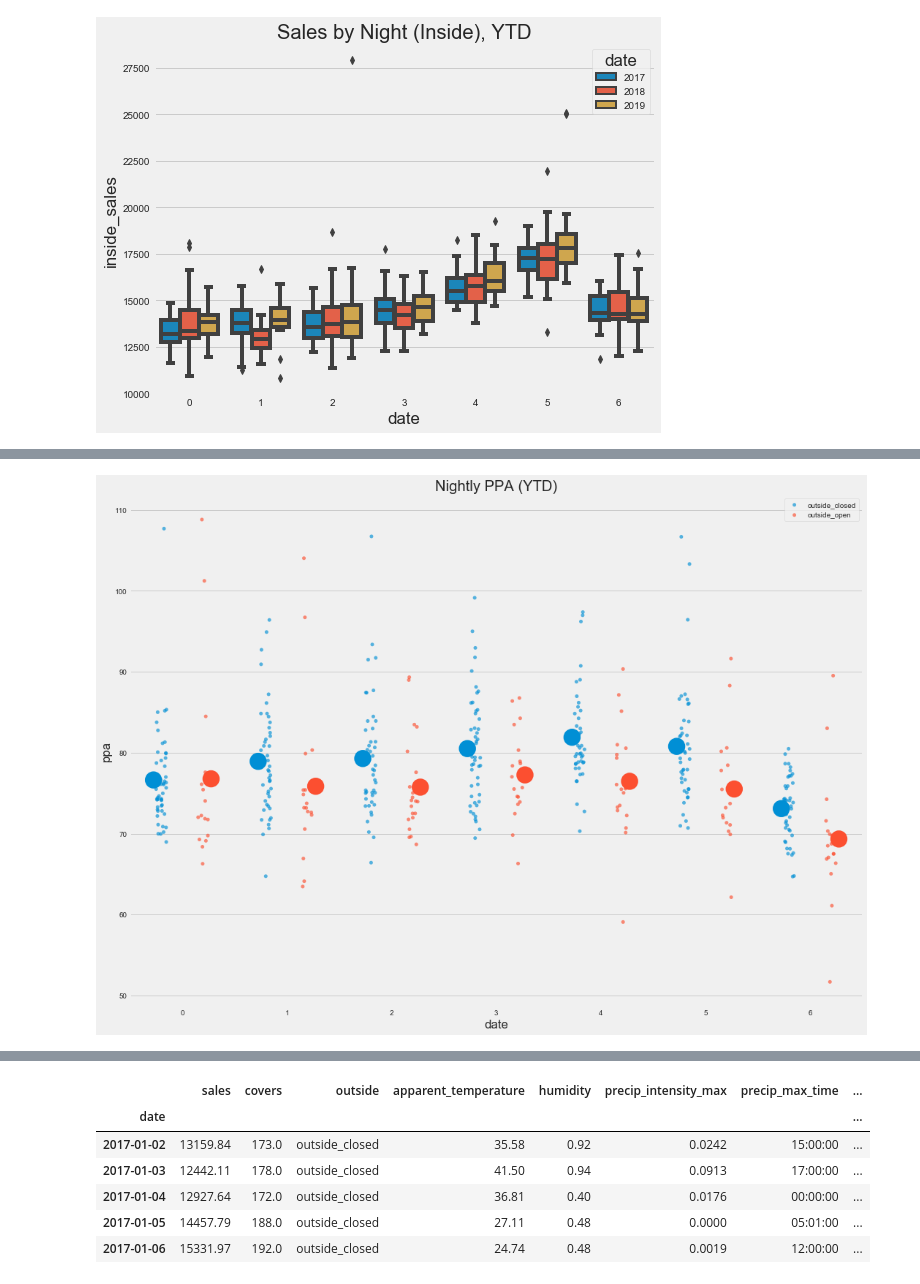
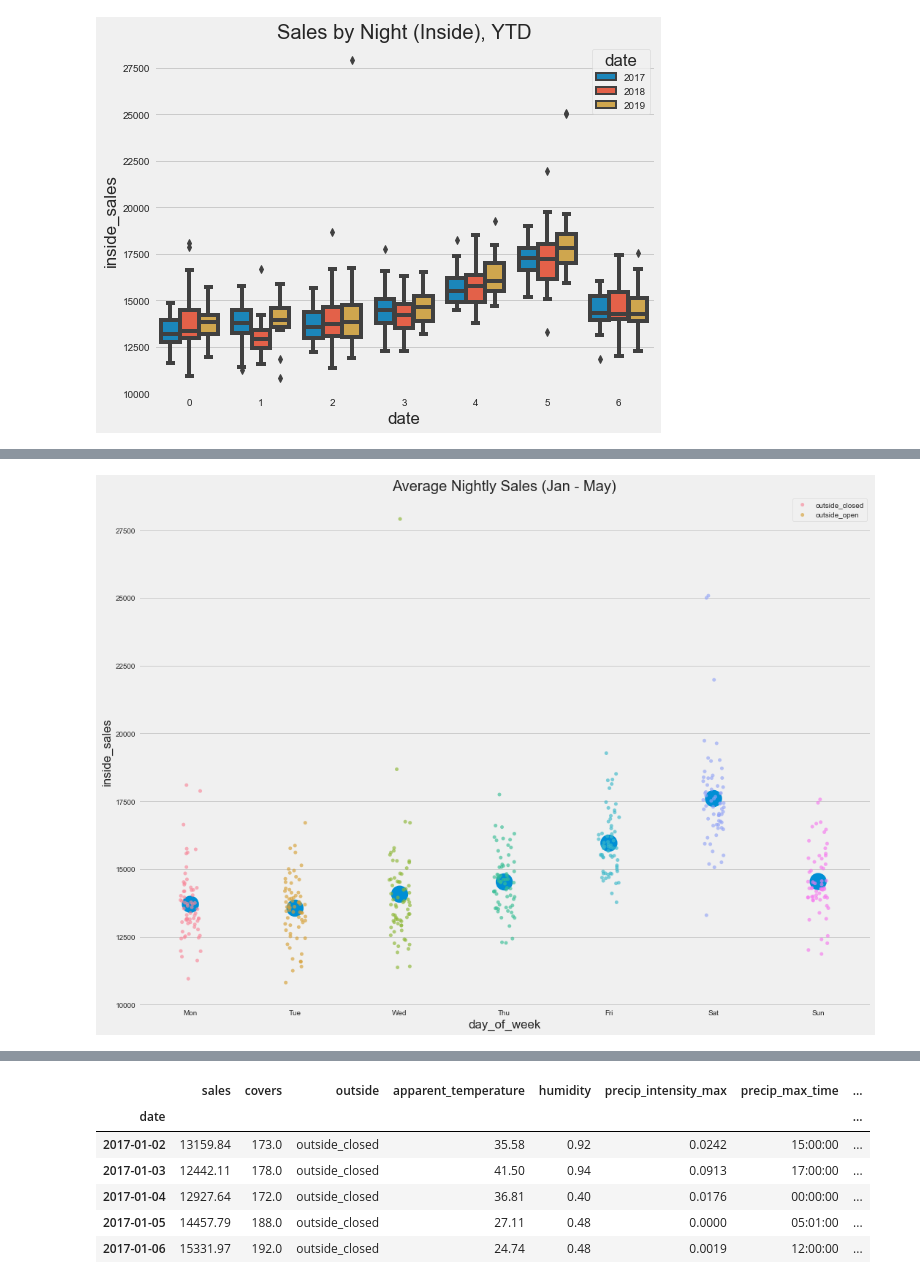
Before and after one commit to maks-p/restaurant_sales_forecasting, a Jupyter notebook: final_eda.ipynb, the cells around one changed output, grey strips where cells are left out. Saved outputs shown, nothing was run; the diff lists cells and outputs as text; code cells hidden in the pictures.

```diff
--- a/final_eda.ipynb
+++ b/final_eda.ipynb
@@ -60,6 +60,7 @@ def clean_up_for_eda(df):
 
     df.loc['2019-05-25', 'inside_covers'] = np.mean(df.inside_covers)
     df.loc['2018-10-04', 'inside_covers'] = np.mean(df.inside_covers)
+    df.loc['2019-01-26', 'inside_covers'] = np.mean(df.inside_covers)
 
     df['inside_ppa'] = df['inside_sales'] / df['inside_covers']
 
@@ -409,26 +410,26 @@ plt.title('Nightly PPA by Temperature');
 # %%
 plt.style.use('fivethirtyeight')
 plt.figure(figsize=(16,12))
-sns.stripplot(x=df_ytd.index.dayofweek,
-               y='ppa',
-               hue='outside',
+sns.stripplot(x='day_of_week',
+               y=target,
+               hue=None,
                data=df_ytd,
-               dodge=0.35,
+               dodge=0.05,
                alpha=0.65
                 );
 
-sns.pointplot(x=df_ytd.index.dayofweek,
-               y='ppa',
-               hue='outside',
+sns.pointplot(x='day_of_week',
+               y=target,
+               hue=None,
                data=df_ytd,
-               dodge=0.55,
+               dodge=0.40,
                alpha=0.75,
                join=False,
                ci=None
                 );
 
 
 plt.legend(['outside_closed', 'outside_open'])
-plt.title('Nightly PPA (YTD)');
+plt.title('Average Nightly Sales (Jan - May)');
 # %% [output]
-[figure, old version]
+[figure, new version]
```
Also changed, not shown: parts of 25 cells of this notebook, 1 other file.
